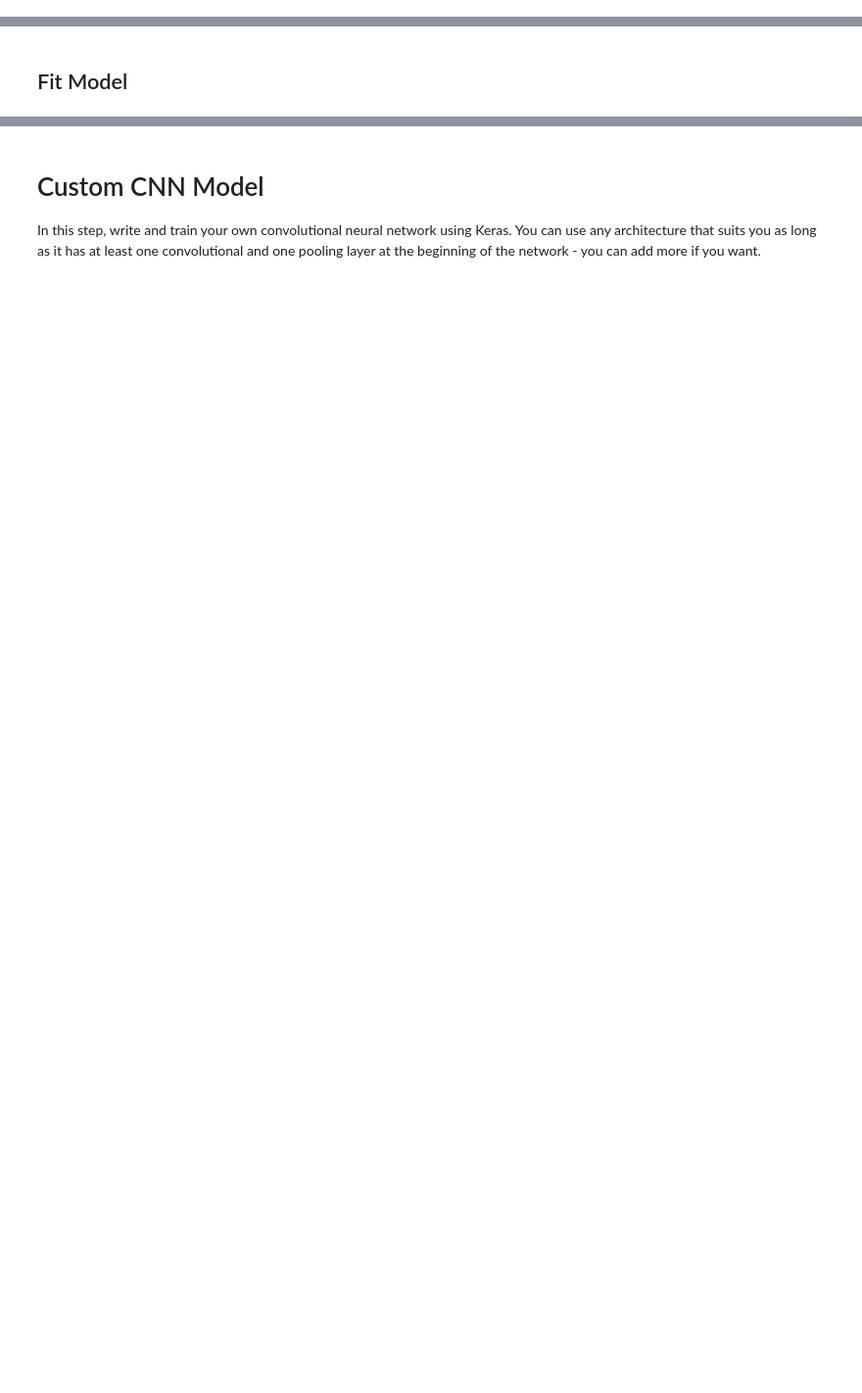
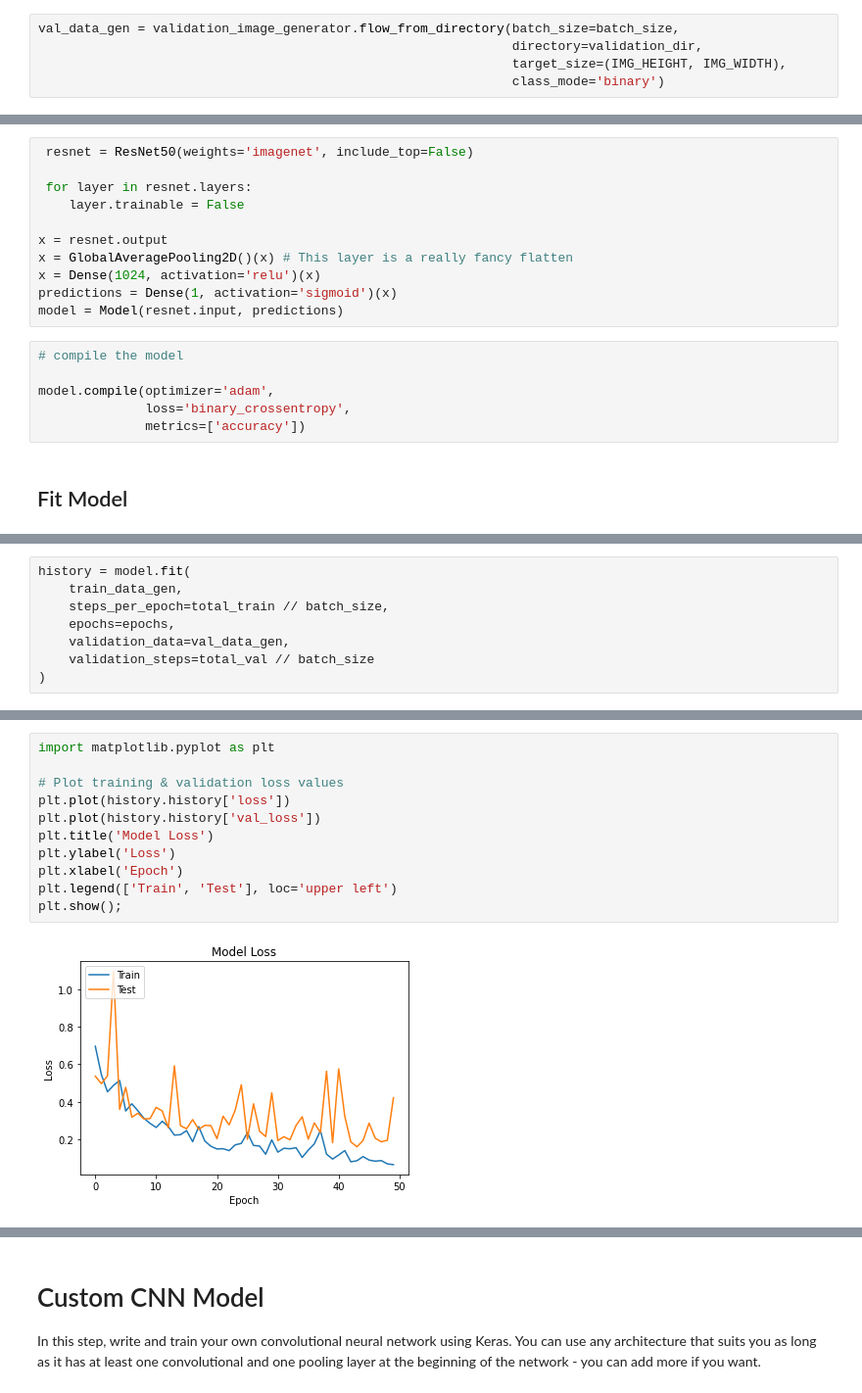
Before and after one commit to bloominstituteoftechnology/DS-Unit-4-Sprint-3-Deep-Learning, a Jupyter notebook: module2-convolutional-neural-networks/LS_DS_432_Convolution_Neural_Networks_Assignment.ipynb, the cells around one changed output, grey strips where cells are left out. Shown at 98% size. Cells and saved outputs as stored; diff of their text form; blank space fills up the shorter version.

```diff
--- a/module2-convolutional-neural-networks/LS_DS_432_Convolution_Neural_Networks_Assignment.ipynb
+++ b/module2-convolutional-neural-networks/LS_DS_432_Convolution_Neural_Networks_Assignment.ipynb
@@ -72,0 +143,5 @@ Check out out [`skimage`](https://scikit-image.org/) for useful functions relate
+# %%
+val_data_gen = validation_image_generator.flow_from_directory(batch_size=batch_size,
+                                                              directory=validation_dir,
+                                                              target_size=(IMG_HEIGHT, IMG_WIDTH),
+                                                              class_mode='binary')
@@ -75,2 +161,19 @@ Check out out [`skimage`](https://scikit-image.org/) for useful functions relate
+# %%
+ resnet = ResNet50(weights='imagenet', include_top=False)
+
+ for layer in resnet.layers:
+    layer.trainable = False
+
+x = resnet.output
+x = GlobalAveragePooling2D()(x) # This layer is a really fancy flatten
+x = Dense(1024, activation='relu')(x)
+predictions = Dense(1, activation='sigmoid')(x)
+model = Model(resnet.input, predictions)
+# %%
+# compile the model
+
+model.compile(optimizer='adam',
+              loss='binary_crossentropy',
+              metrics=['accuracy'])
 # %% [markdown]
 ## Fit Model
@@ -90,0 +180,8 @@ Epoch 5/5
+# %%
+history = model.fit(
+    train_data_gen,
+    steps_per_epoch=total_train // batch_size,
+    epochs=epochs,
+    validation_data=val_data_gen,
+    validation_steps=total_val // batch_size
+)
@@ -90,0 +206,13 @@ Epoch 5/5
+# %%
+import matplotlib.pyplot as plt
+
+# Plot training & validation loss values
+plt.plot(history.history['loss'])
+plt.plot(history.history['val_loss'])
+plt.title('Model Loss')
+plt.ylabel('Loss')
+plt.xlabel('Epoch')
+plt.legend(['Train', 'Test'], loc='upper left')
+plt.show();
+# %% [output]
+[figure, added]
```
Also changed, not shown: parts of 34 cells of this notebook.
